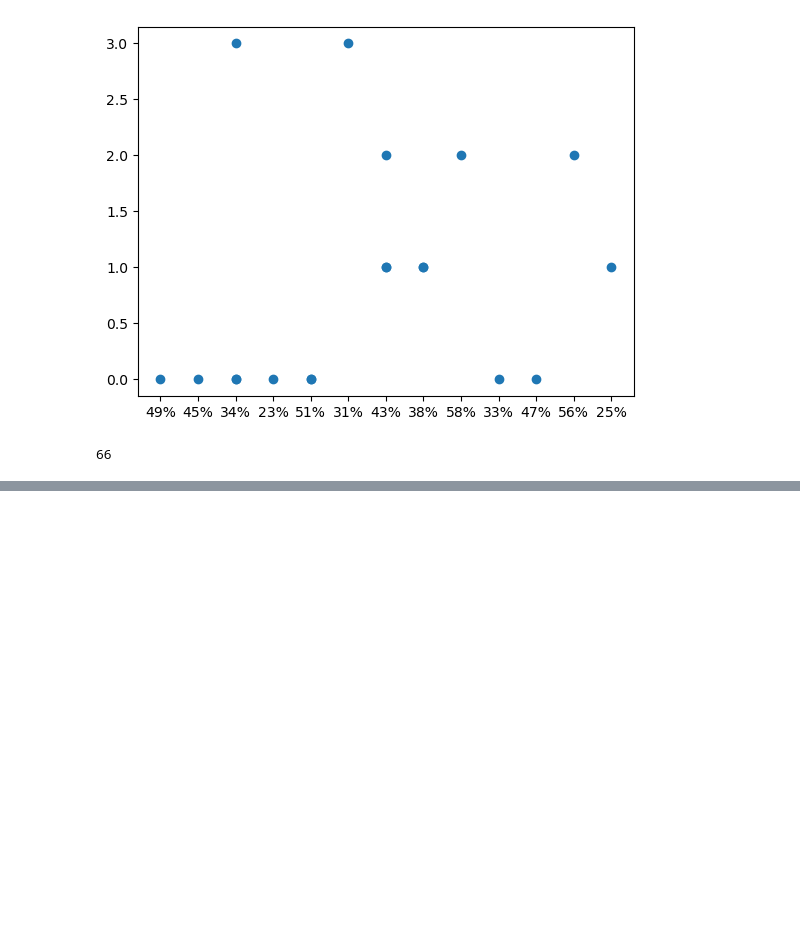
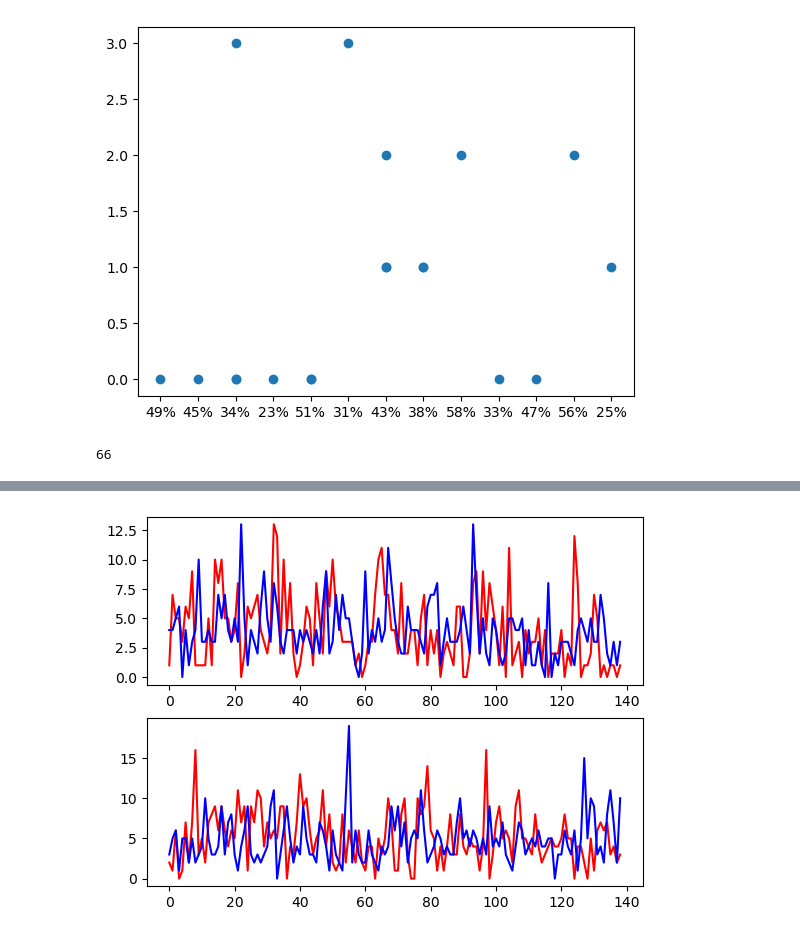
Before and after one commit to cjdrudco/KKC_Python_Project, a Jupyter notebook: Untitled.ipynb, the cells around one changed output, grey strips where cells are left out. Cells and saved outputs as stored; diff of their text form; code cells hidden in the pictures; blank space fills up the shorter version.

```diff
--- a/Untitled.ipynb
+++ b/Untitled.ipynb
@@ -592,0 +585,84 @@ column_labels = ['상대', '득점', '실점']
+# %%
+from sklearn.ensemble import RandomForestClassifier
+import pandas as pd
+import numpy as np
+import matplotlib.pyplot as plt
+import os
+
+
+df = pd.read_csv("lotte_csv.csv", encoding="EUC_KR")
+
+train_year = (df["YEAR"] <= 2018)
+test_year = (df["YEAR"] >= 2019)
+interval = 5
+
+def make_data(data):
+    x_r = []
+    y_r = []
+    x_er = []
+    y_er = []
+
+    r = list(data["R"])
+    er = list(data["ER"])
+    for i in range(len(r)):
+        if i < interval : continue
+        elif data.iloc[i, 0] != data.iloc[i-1, 0] : continue
+        y_r.append(r[i])
+        y_er.append(er[i])
+
+        xa = []
+        xb = []
+        for p in range(interval):
+            d = i + p - interval
+            xa.append(r[d])
+            xb.append(er[d])
+        x_r.append(xa)
+        x_er.append(xb)
+    return (x_r, y_r, x_er, y_er)
+train_x_r , train_y_r, train_x_er, train_y_er = make_data(df[train_year])
+test_x_r, test_y_r, test_x_er, test_y_er = make_data(df[test_year])
+
+
+model1 = RandomForestClassifier()
+model2 = RandomForestClassifier()
+model1.fit(train_x_r, train_y_r)
+model2.fit(train_x_er, train_y_er)
+
+pre_y_r = model1.predict(test_x_r)
+pre_y_er = model2.predict(test_x_er)
+
+diff_y_r = abs(pre_y_r-test_y_r)
+diff_y_er = abs(pre_y_er-test_y_er)
+a = [x for x in diff_y_r if x <= 2]
+b = [x for x in diff_y_er if x <= 2]
+print("average_r =", sum(diff_y_r)/len(diff_y_r), "max_r =", max(diff_y_r), "score =", len(a)/len(diff_y_r)*100)
+print("average_er =", sum(diff_y_er)/len(diff_y_er), "max_er =", max(diff_y_er), "score =", len(b)/len(diff_y_er)*100)
+
+wdl = []
+for i in range(len(pre_y_r)):
+    if abs(pre_y_r[i]-pre_y_er[i]) == 0 :
+        wdl.append("무")
+    elif pre_y_r[i] > pre_y_er[i] :
+        wdl.append("승")
+    else :
+        wdl.append("패")
+
+data = df[test_year]
+test_wdl = list(data["WDL"])
+y = 0
+for i in range(len(wdl)):
+    if wdl[i] == test_wdl[i]:
+        y += 1
+
+print("승패 정확도 :", y/len(wdl)*100)
+
+
+plt.subplot(2, 1, 1)
+plt.plot(test_y_r, c='r')
+plt.plot(pre_y_r, c='b')
+
+plt.subplot(2,1,2)
+plt.plot(test_y_er, c='r')
+plt.plot(pre_y_er, c='b')
+plt.show()
+# %% [output]
@@ -592,0 +672 @@ column_labels = ['상대', '득점', '실점']
+[figure, added]
```
Also changed, not shown: parts of 2 cells of this notebook, 3 other files.
